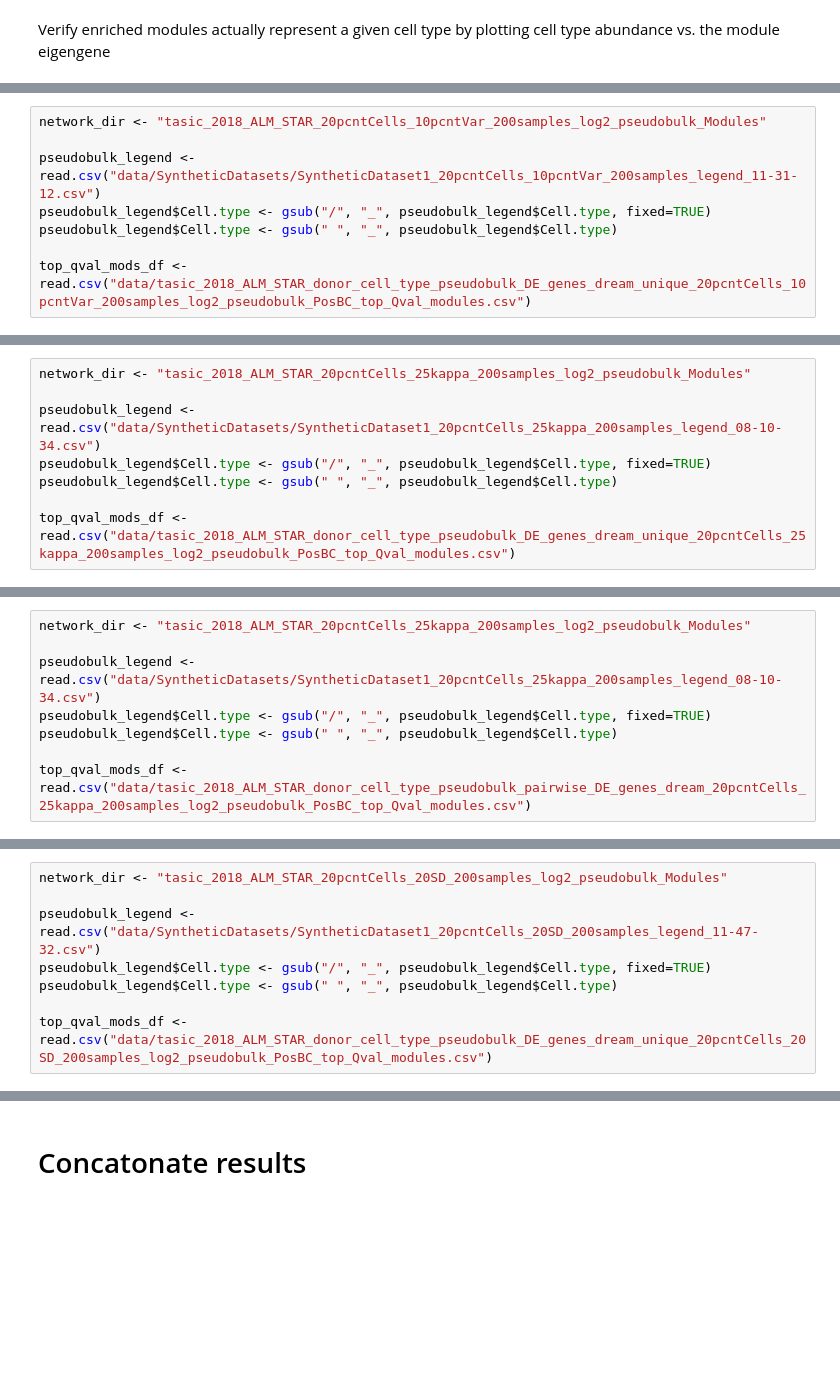
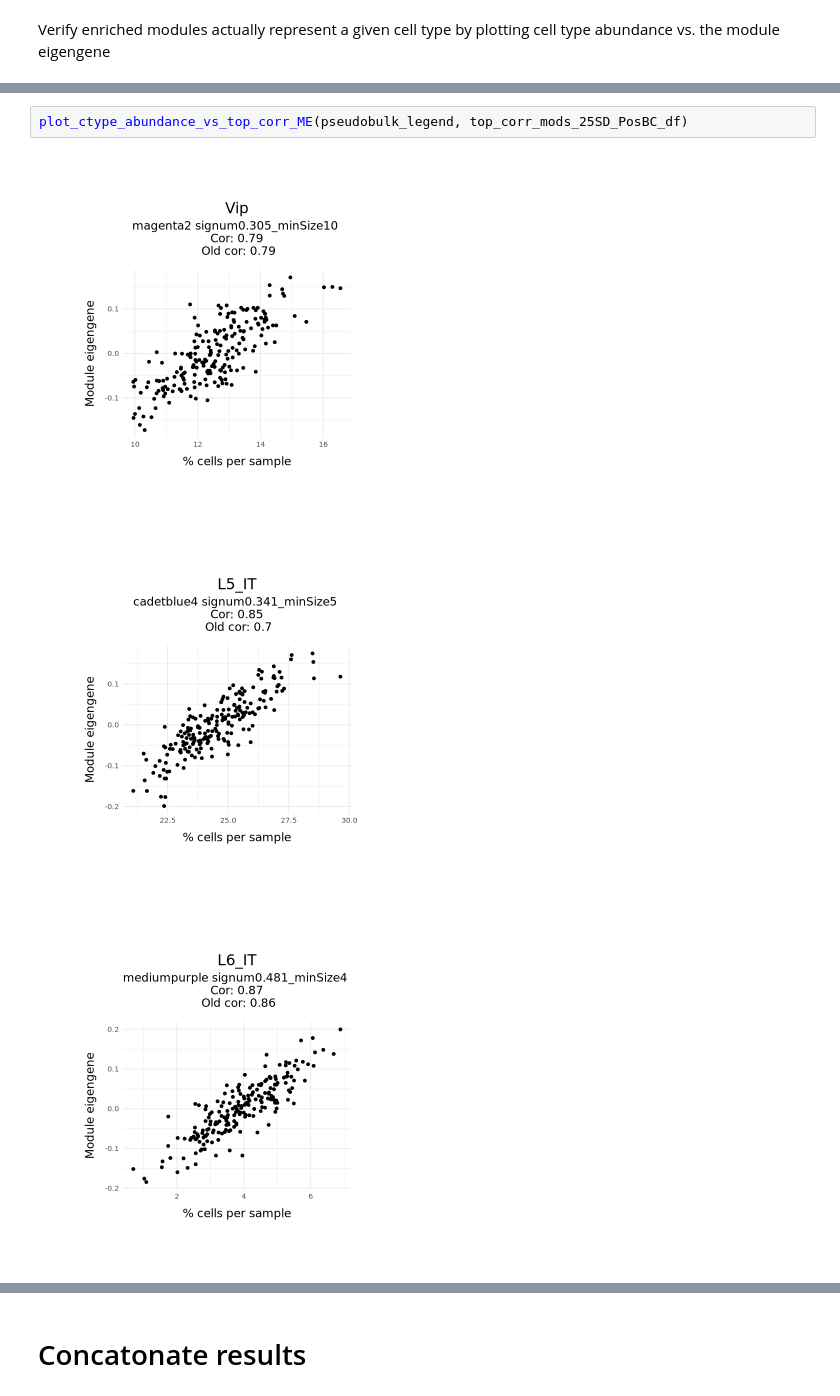
Before and after one commit to reliscu/pseudobulk_splicing_tasic_2018_mouse_ALM, a Jupyter notebook: 08_plot_modules_vs_eigengenes copy.ipynb, the cells around one changed output, grey strips where cells are left out. Cells and saved outputs as stored; diff of their text form; blank space fills up the shorter version.

```diff
--- a/08_plot_modules_vs_eigengenes copy.ipynb
+++ b/08_plot_modules_vs_eigengenes copy.ipynb
@@ -351,8 +189,0 @@ A data.frame: 23 × 9
-# %%
-network_dir <- "tasic_2018_ALM_STAR_20pcntCells_10pcntVar_200samples_log2_pseudobulk_Modules"
-
-pseudobulk_legend <- read.csv("data/SyntheticDatasets/SyntheticDataset1_20pcntCells_10pcntVar_200samples_legend_11-31-12.csv")
-pseudobulk_legend$Cell.type <- gsub("/", "_", pseudobulk_legend$Cell.type, fixed=TRUE)
-pseudobulk_legend$Cell.type <- gsub(" ", "_", pseudobulk_legend$Cell.type)
-
-top_qval_mods_df <- read.csv("data/tasic_2018_ALM_STAR_donor_cell_type_pseudobulk_DE_genes_dream_unique_20pcntCells_10pcntVar_200samples_log2_pseudobulk_PosBC_top_Qval_modules.csv")
@@ -386,8 +189,0 @@ A data.frame: 20 × 9
-# %%
-network_dir <- "tasic_2018_ALM_STAR_20pcntCells_25kappa_200samples_log2_pseudobulk_Modules"
-
-pseudobulk_legend <- read.csv("data/SyntheticDatasets/SyntheticDataset1_20pcntCells_25kappa_200samples_legend_08-10-34.csv")
-pseudobulk_legend$Cell.type <- gsub("/", "_", pseudobulk_legend$Cell.type, fixed=TRUE)
-pseudobulk_legend$Cell.type <- gsub(" ", "_", pseudobulk_legend$Cell.type)
-
-top_qval_mods_df <- read.csv("data/tasic_2018_ALM_STAR_donor_cell_type_pseudobulk_DE_genes_dream_unique_20pcntCells_25kappa_200samples_log2_pseudobulk_PosBC_top_Qval_modules.csv")
@@ -480,8 +189,0 @@ A data.frame: 22 × 9
-# %%
-network_dir <- "tasic_2018_ALM_STAR_20pcntCells_25kappa_200samples_log2_pseudobulk_Modules"
-
-pseudobulk_legend <- read.csv("data/SyntheticDatasets/SyntheticDataset1_20pcntCells_25kappa_200samples_legend_08-10-34.csv")
-pseudobulk_legend$Cell.type <- gsub("/", "_", pseudobulk_legend$Cell.type, fixed=TRUE)
-pseudobulk_legend$Cell.type <- gsub(" ", "_", pseudobulk_legend$Cell.type)
-
-top_qval_mods_df <- read.csv("data/tasic_2018_ALM_STAR_donor_cell_type_pseudobulk_pairwise_DE_genes_dream_20pcntCells_25kappa_200samples_log2_pseudobulk_PosBC_top_Qval_modules.csv")
@@ -515,8 +189,0 @@ A data.frame: 20 × 9
-# %%
-network_dir <- "tasic_2018_ALM_STAR_20pcntCells_20SD_200samples_log2_pseudobulk_Modules"
-
-pseudobulk_legend <- read.csv("data/SyntheticDatasets/SyntheticDataset1_20pcntCells_20SD_200samples_legend_11-47-32.csv")
-pseudobulk_legend$Cell.type <- gsub("/", "_", pseudobulk_legend$Cell.type, fixed=TRUE)
-pseudobulk_legend$Cell.type <- gsub(" ", "_", pseudobulk_legend$Cell.type)
-
-top_qval_mods_df <- read.csv("data/tasic_2018_ALM_STAR_donor_cell_type_pseudobulk_DE_genes_dream_unique_20pcntCells_20SD_200samples_log2_pseudobulk_PosBC_top_Qval_modules.csv")
@@ -561,0 +196,6 @@ plot_ctype_abundance_vs_ME(pseudobulk_legend, top_qval_mods_df)
+# %%
+plot_ctype_abundance_vs_top_corr_ME(pseudobulk_legend, top_corr_mods_25SD_PosBC_df)
+# %% [output]
+[figure, added]
+[figure, added]
+[figure, added]
```
Also changed, not shown: parts of 67 cells of this notebook, 5 other files.
